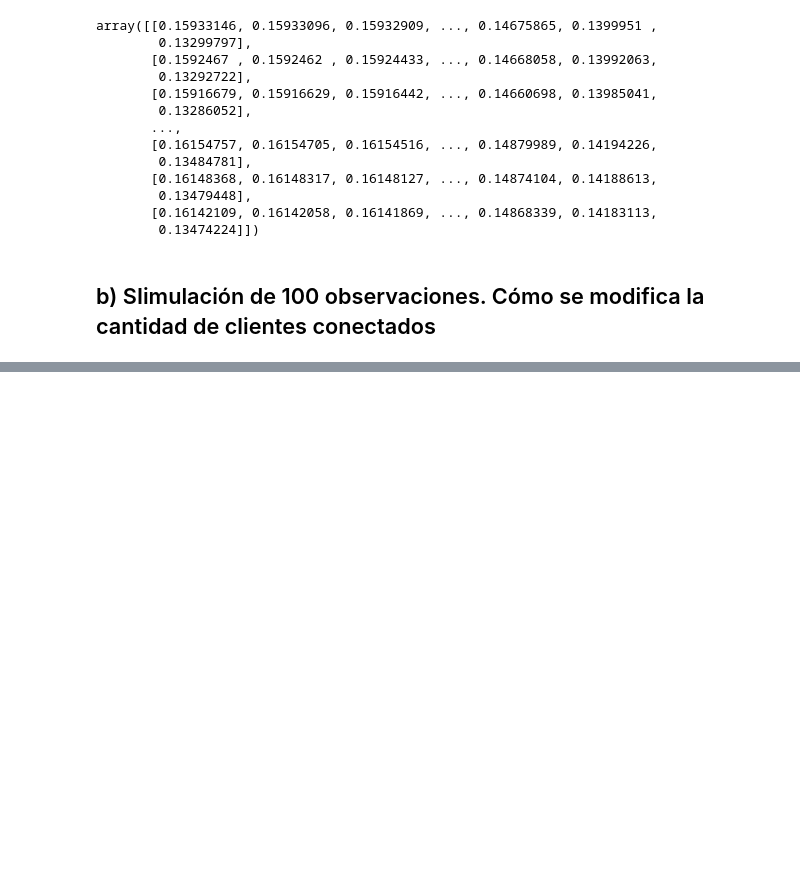
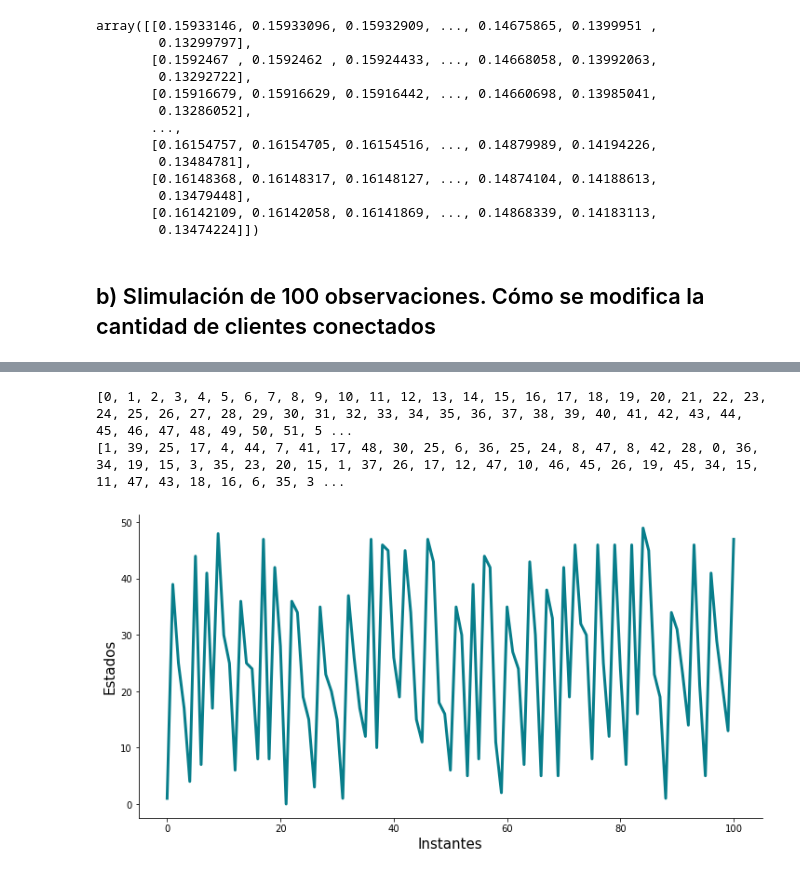
Before and after one commit to nicolaslongo/tp1-simulacion, a Jupyter notebook: tp2/Ejercicio 3.ipynb, the cells around one changed output, grey strips where cells are left out. Saved outputs shown, nothing was run; the diff lists cells and outputs as text; code cells hidden in the pictures; blank space fills up the shorter version.

```diff
--- a/tp2/Ejercicio 3.ipynb
+++ b/tp2/Ejercicio 3.ipynb
@@ -84,3 +112,11 @@ array([[0.15933146, 0.15933096, 0.15932909, ..., 0.14675865, 0.1399951 ,
         0.13474224]])
 # %% [markdown]
 ## b) SIimulación de 100 observaciones. Cómo se modifica la cantidad de clientes conectados
+# %%
+for i in range (100):
+    print('Iteracion {0}'.format(i))
+    r = np.random.rand()
+    if r <= 0.7:
+        hb.nuevo_usuario_conectado()
+
+    nuevo_estado = hb.calcular_nuevo_estado()
@@ -86,0 +141,17 @@ array([[0.15933146, 0.15933096, 0.15932909, ..., 0.14675865, 0.1399951 ,
+# %%
+estados = hb.get_estados()
+# assert len(estados) == 101
+instantes = [i for i in range(len(estados))]
+
+fig = plt.figure(figsize=(12, 6))
+ax = fig.add_subplot(1, 1, 1)
+ax.spines['right'].set_color('none')
+ax.spines['top'].set_color('none')
+plt.plot(instantes, estados, color='#087E8B', linewidth=3.0)
+plt.xlabel('Instantes', size=15)
+plt.ylabel('Estados', size=15)
+plt.show()
+# %% [output]
+[0, 1, 2, 3, 4, 5, 6, 7, 8, 9, 10, 11, 12, 13, 14, 15, 16, 17, 18, 19, 20, 21, 22, 23, 24, 25, 26, 27, 28, 29, 30, 31, 32, 33, 34, 35, 36, 37, 38, 39, 40, 41, 42, 43, 44, 45, 46, 47, 48, 49, 50, 51, 5 ...
+[1, 39, 25, 17, 4, 44, 7, 41, 17, 48, 30, 25, 6, 36, 25, 24, 8, 47, 8, 42, 28, 0, 36, 34, 19, 15, 3, 35, 23, 20, 15, 1, 37, 26, 17, 12, 47, 10, 46, 45, 26, 19, 45, 34, 15, 11, 47, 43, 18, 16, 6, 35, 3 ...
+[figure, added]
```
Also changed, not shown: parts of 5 cells of this notebook.
